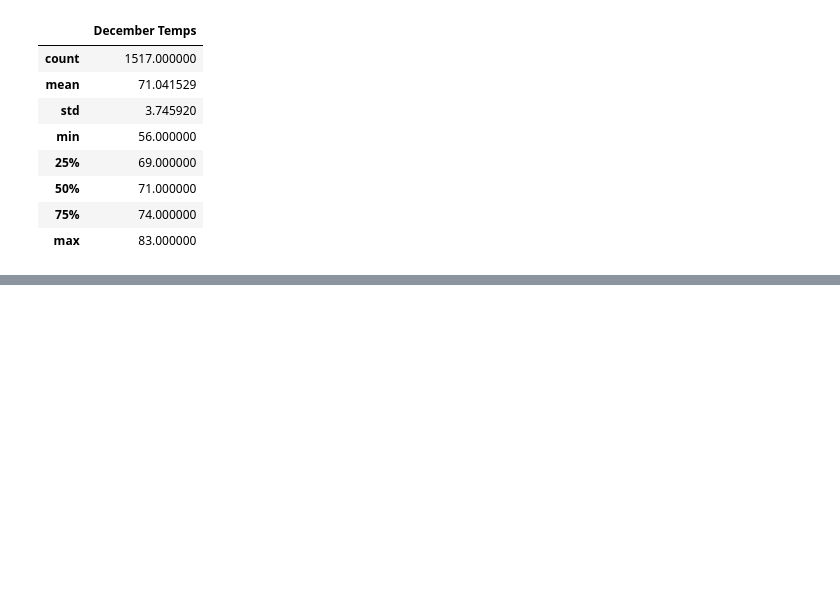
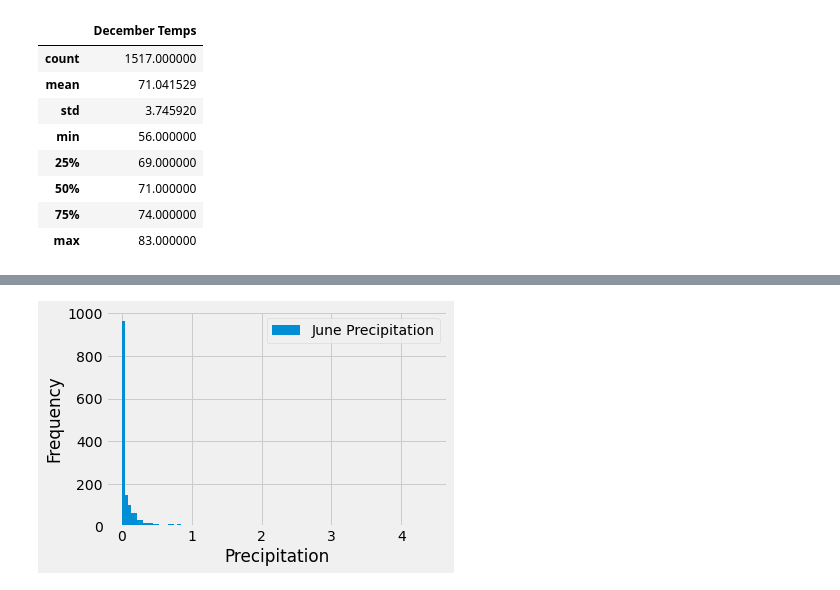
Before and after one commit to Ehsan-O/surfs_up, a Jupyter notebook: SurfsUp_Challenge.ipynb, the cells around one changed output, grey strips where cells are left out. Saved outputs shown, nothing was run; the diff lists cells and outputs as text; code cells hidden in the pictures; blank space fills up the shorter version.

```diff
--- a/SurfsUp_Challenge.ipynb
+++ b/SurfsUp_Challenge.ipynb
@@ -2,6 +2,10 @@
 # Dependencies
 import numpy as np
 import pandas as pd
+%matplotlib inline
+from matplotlib import style
+style.use('fivethirtyeight')
+import matplotlib.pyplot as plt
 
 # Python SQL toolkit and Object Relational Mapper
 import sqlalchemy
@@ -75,0 +82,5 @@ df_dec.describe()
+# %%
+prec_june = session.query(Measurement.prcp).filter(extract('month', Measurement.date) == 6).all()
+prec_june = list(np.ravel(prec_june))
+df_prec_june = pd.DataFrame(prec_june, columns=['June Precipitation'])
+df_prec_june.describe()
@@ -75,0 +97,5 @@ df_dec.describe()
+# %%
+df_prec_june.plot.hist(bins=100).set_xlabel('Precipitation')
+plt.tight_layout()
+# %% [output]
+[figure, added]
```
Also changed, not shown: parts of 4 cells of this notebook.
